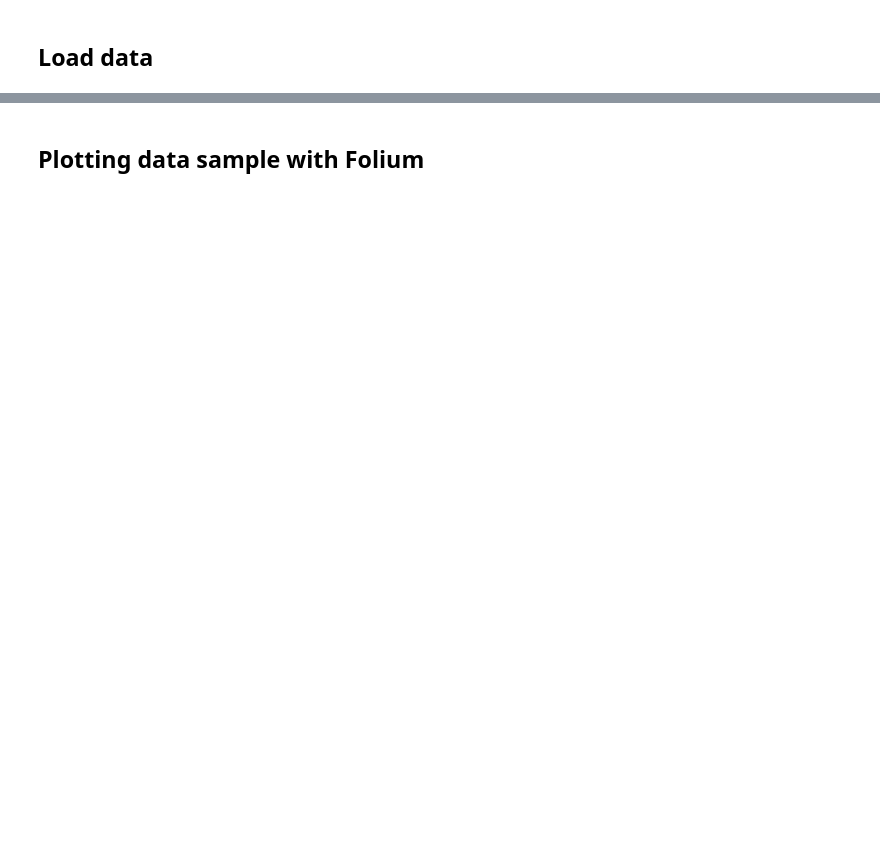
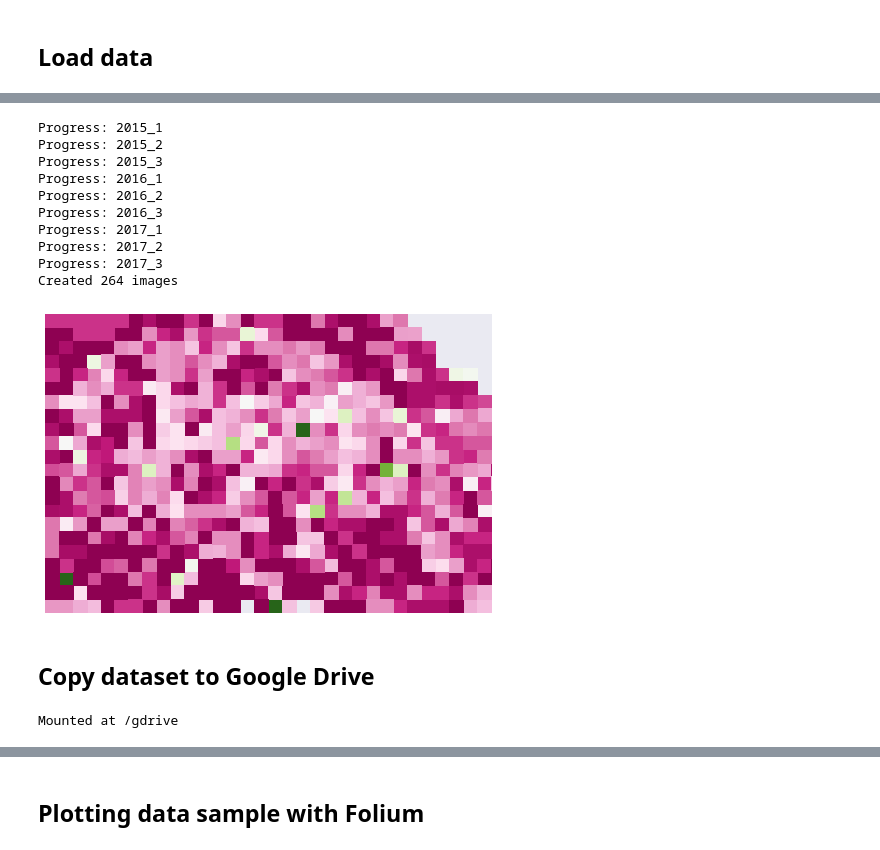
Before and after one commit to Giffy/AI_Mobile-footprint_AIBCN, a Jupyter notebook: 3_Dataset_creation.ipynb, the cells around one changed output, grey strips where cells are left out. Saved outputs shown, nothing was run; the diff lists cells and outputs as text; code cells hidden in the pictures; blank space fills up the shorter version.

```diff
--- a/3_Dataset_creation.ipynb
+++ b/3_Dataset_creation.ipynb
@@ -127,0 +153,22 @@ for year in years:
+# %%
+tarde = [17,18,19]
+generate_images ( tarde )
+# %% [output]
+Progress: 2015_1
+Progress: 2015_2
+Progress: 2015_3
+Progress: 2016_1
+Progress: 2016_2
+Progress: 2016_3
+Progress: 2017_1
+Progress: 2017_2
+Progress: 2017_3
+Created 264 images
+[figure, added]
+# %% [markdown]
+## Copy dataset to Google Drive
+# %%
+from google.colab import drive
+drive.mount('/gdrive')                                                   # Mounts Google Drive as a folder in google Colab
+# %% [output]
+Mounted at /gdrive
```
Also changed, not shown: parts of 17 cells of this notebook.
